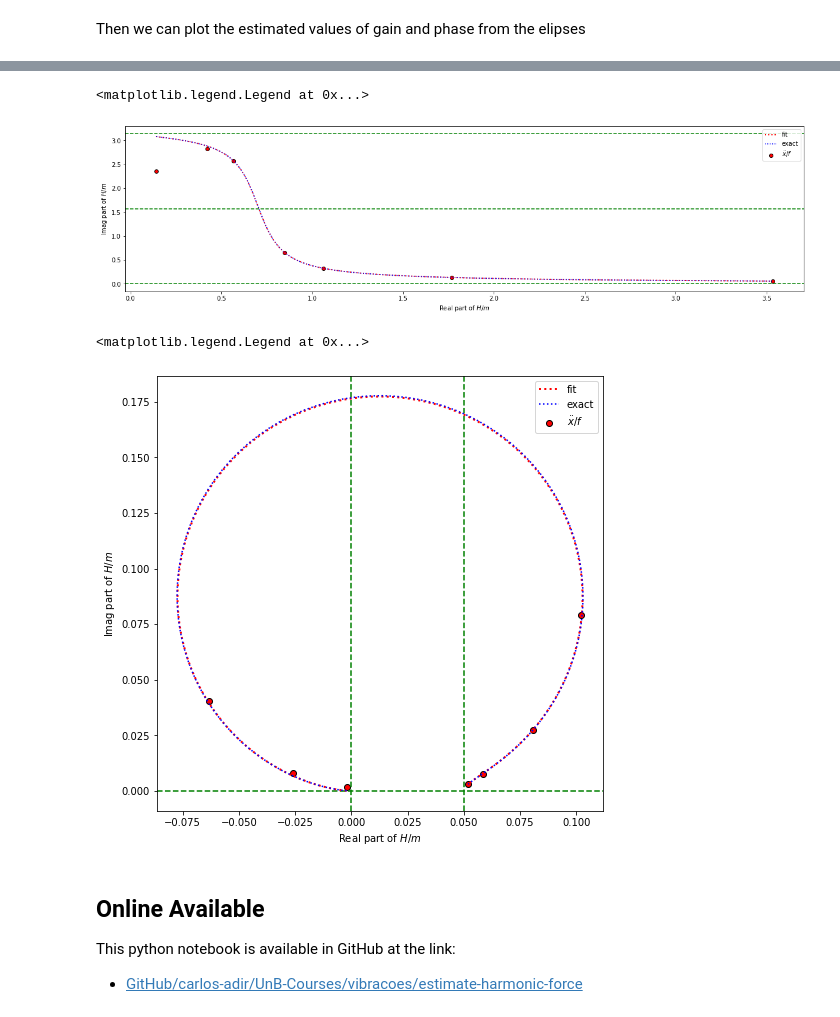
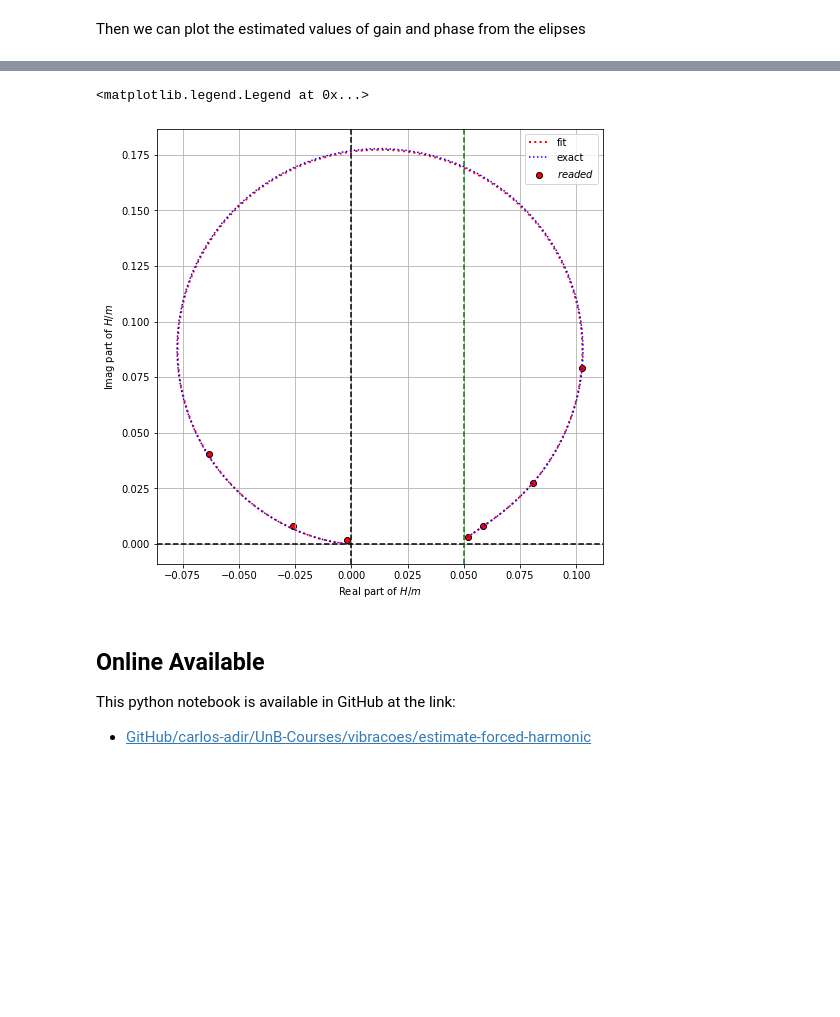
Before and after one commit to carlos-adir/UnB-Courses, a Jupyter notebook: vibracoes/estimate-harmonic-force.ipynb, the cells around one changed output, grey strips where cells are left out. Cells and saved outputs as stored; diff of their text form; code cells hidden in the pictures; blank space fills up the shorter version.

Commit message:
Update forced-harmonic parameter estimation

```diff
--- a/vibracoes/estimate-harmonic-force.ipynb
+++ b/vibracoes/estimate-harmonic-force.ipynb
@@ -326,7 +353,7 @@ And if we plot both curves in the same graph we get some elipses
 plt.figure(figsize=(10, 10))
 for r in rdots:
     t, ddx, f = curves[r]
-    plt.plot(ddx, f, label=r"$\omega/\omega_n=%.2f$" %r)
+    plt.plot(ddx, f, label=r"$r=%.2f$" %r)
 plt.title(r"Elipses for many different frequencies")
 plt.ylabel(r"Force $f$")
 plt.xlabel(r"Acceleration $\ddot{x}$")
@@ -607,34 +653,21 @@ plt.legend()
 # %%
-plt.figure(figsize=(20, 5))
-plt.axhline(y=0, ls="dashed", color="g")
-plt.axhline(y=np.pi/2, ls="dashed", color="g")
-plt.axhline(y=np.pi, ls="dashed", color="g")
-plt.plot(wplot, np.angle(Hsupo), color="r", ls="dotted", lw=2, label="fit")
-plt.plot(wplot, np.angle(Hplot), color="b", ls="dotted", label="exact")
-plt.scatter(wdots, phisupo, color="r", marker="o", edgecolors="k", label=r"$\ddot{x}/f$")
+plt.figure(figsize=(8, 8))
+plt.axhline(y=0, ls="dashed", color="k")
+plt.axvline(x=0, ls="dashed", color="k")
+plt.axvline(x=1/m, ls="dashed", color="g")
+plt.plot(np.real(Hsupo)/m, np.imag(Hsupo)/m, color="r", ls="dotted", lw=2, label="fit")
+plt.plot(np.real(Hplot)/m, np.imag(Hplot)/m, color="b", ls="dotted", label="exact")
+plt.scatter(gainsupo*np.cos(phisupo), gainsupo*np.sin(phisupo), color="r", marker="o", edgecolors="k", label=r"$readed$")
 plt.xlabel(r"Real part of $H/m$")
 plt.ylabel(r"Imag part of $H/m$")
+plt.grid()
 plt.legend()
 # %% [output]
 <matplotlib.legend.Legend at 0x...>
-[figure, old version]
+[figure, new version]
-# %%
-plt.figure(figsize=(8, 8))
-plt.axhline(y=0, ls="dashed", color="g")
-plt.axvline(x=0, ls="dashed", color="g")
-plt.axvline(x=1/m, ls="dashed", color="g")
-plt.plot(np.real(Hsupo)/m, np.imag(Hsupo)/m, color="r", ls="dotted", lw=2, label="fit")
-plt.plot(np.real(Hplot)/m, np.imag(Hplot)/m, color="b", ls="dotted", label="exact")
-plt.scatter(gainsupo*np.cos(phisupo), gainsupo*np.sin(phisupo), color="r", marker="o", edgecolors="k", label=r"$\ddot{x}/f$")
-plt.xlabel(r"Real part of $H/m$")
-plt.ylabel(r"Imag part of $H/m$")
-plt.legend()
-# %% [output]
-<matplotlib.legend.Legend at 0x...>
-[figure, removed]
 # %% [markdown]
 ## Online Available
 
 This python notebook is available in GitHub at the link:
 
-* [GitHub/carlos-adir/UnB-Courses/vibracoes/estimate-harmonic-force](https://github.com/carlos-adir/UnB-Courses/blob/main/vibracoes/estimate-harmonic-force.ipynb)
+* [GitHub/carlos-adir/UnB-Courses/vibracoes/estimate-forced-harmonic](https://github.com/carlos-adir/UnB-Courses/blob/main/vibracoes/estimate-forced-harmonic.ipynb)
```
Also changed, not shown: parts of 32 cells of this notebook.
